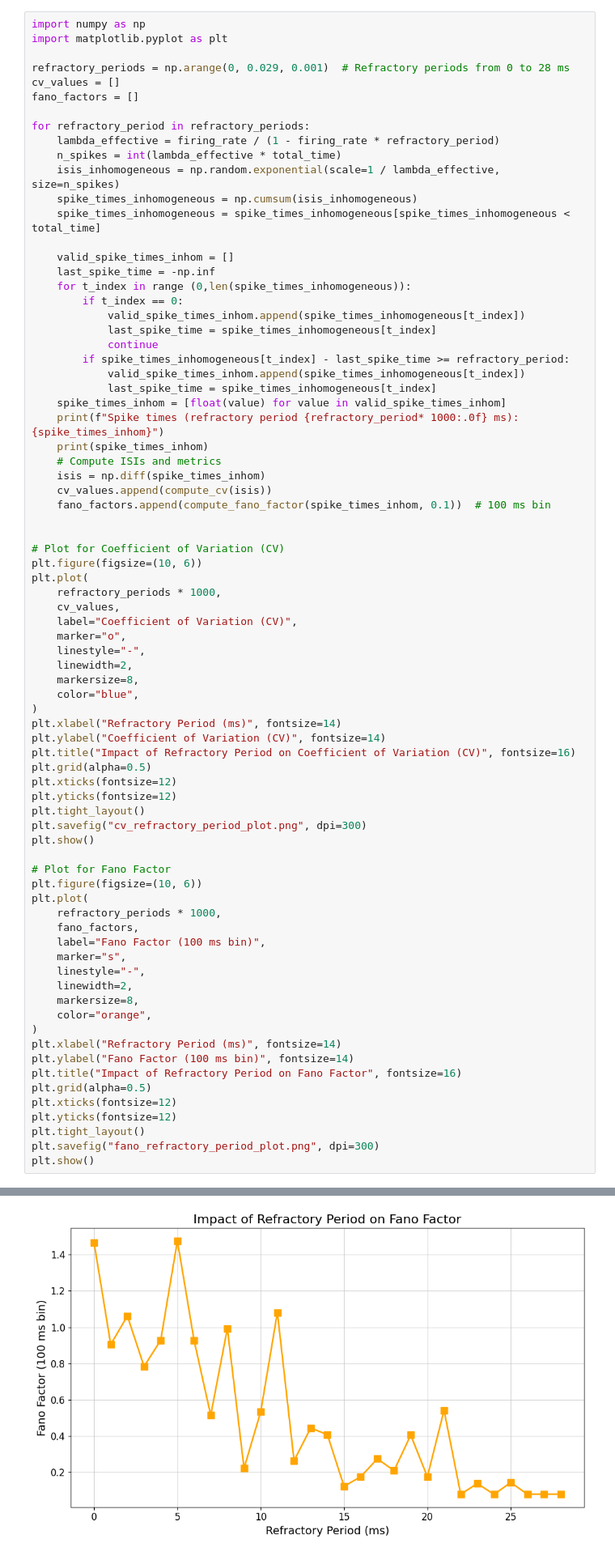
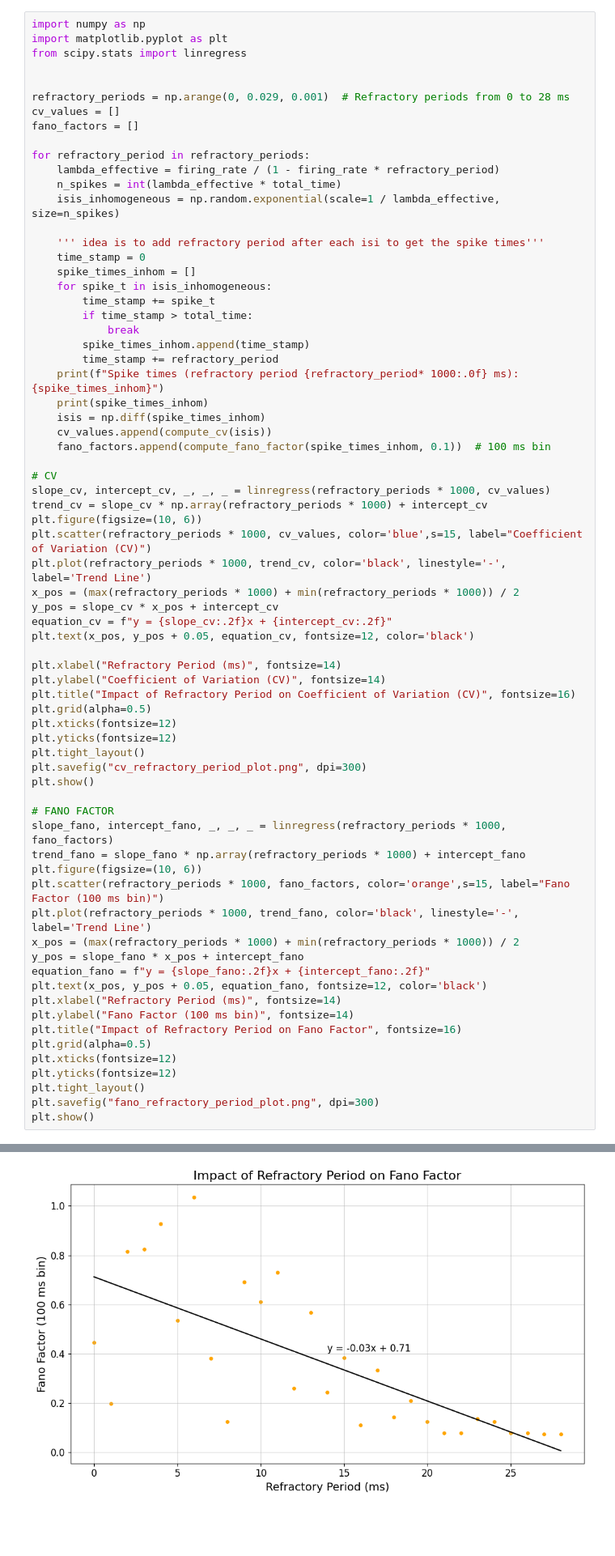
Before and after one commit to asycodes/ComputationalNeuroscience, a Jupyter notebook: qn1.ipynb, the cells around one changed output, grey strips where cells are left out. Shown: that part at 81% size. Cells and saved outputs as stored; diff of their text form; blank space fills up the shorter version.

```diff
--- a/qn1.ipynb
+++ b/qn1.ipynb
@@ -114,6 +129,8 @@ that the figure is demonstrating.
 # %%
 import numpy as np
 import matplotlib.pyplot as plt
+from scipy.stats import linregress
+
 
 refractory_periods = np.arange(0, 0.029, 0.001)  # Refractory periods from 0 to 28 ms
 cv_values = []
@@ -123,40 +140,33 @@ for refractory_period in refractory_periods:
     lambda_effective = firing_rate / (1 - firing_rate * refractory_period)
     n_spikes = int(lambda_effective * total_time)
     isis_inhomogeneous = np.random.exponential(scale=1 / lambda_effective, size=n_spikes)
-    spike_times_inhomogeneous = np.cumsum(isis_inhomogeneous)
-    spike_times_inhomogeneous = spike_times_inhomogeneous[spike_times_inhomogeneous < total_time]
 
-    valid_spike_times_inhom = []
-    last_spike_time = -np.inf
-    for t_index in range (0,len(spike_times_inhomogeneous)):
-        if t_index == 0:
-            valid_spike_times_inhom.append(spike_times_inhomogeneous[t_index])
-            last_spike_time = spike_times_inhomogeneous[t_index]
-            continue
-        if spike_times_inhomogeneous[t_index] - last_spike_time >= refractory_period:
-            valid_spike_times_inhom.append(spike_times_inhomogeneous[t_index])
-            last_spike_time = spike_times_inhomogeneous[t_index]
-    spike_times_inhom = [float(value) for value in valid_spike_times_inhom]
+    ''' idea is to add refractory period after each isi to get the spike times'''
+    time_stamp = 0
+    spike_times_inhom = []
+    for spike_t in isis_inhomogeneous:
+        time_stamp += spike_t
+        if time_stamp > total_time:
+            break
+        spike_times_inhom.append(time_stamp)
+        time_stamp += refractory_period
     print(f"Spike times (refractory period {refractory_period* 1000:.0f} ms): {spike_times_inhom}")
     print(spike_times_inhom)
-    # Compute ISIs and metrics
     isis = np.diff(spike_times_inhom)
     cv_values.append(compute_cv(isis))
     fano_factors.append(compute_fano_factor(spike_times_inhom, 0.1))  # 100 ms bin
 
+# CV
+slope_cv, intercept_cv, _, _, _ = linregress(refractory_periods * 1000, cv_values)
+trend_cv = slope_cv * np.array(refractory_periods * 1000) + intercept_cv
+plt.figure(figsize=(10, 6))
+plt.scatter(refractory_periods * 1000, cv_values, color='blue',s=15, label="Coefficient of Variation (CV)")
+plt.plot(refractory_periods * 1000, trend_cv, color='black', linestyle='-', label='Trend Line')
+x_pos = (max(refractory_periods * 1000) + min(refractory_periods * 1000)) / 2
+y_pos = slope_cv * x_pos + intercept_cv
+equation_cv = f"y = {slope_cv:.2f}x + {intercept_cv:.2f}"
+plt.text(x_pos, y_pos + 0.05, equation_cv, fontsize=12, color='black')
 
-# Plot for Coefficient of Variation (CV)
-plt.figure(figsize=(10, 6))
-plt.plot(
-    refractory_periods * 1000,
-    cv_values,
-    label="Coefficient of Variation (CV)",
-    marker="o",
-    linestyle="-",
-    linewidth=2,
-    markersize=8,
-    color="blue",
-)
 plt.xlabel("Refractory Period (ms)", fontsize=14)
 plt.ylabel("Coefficient of Variation (CV)", fontsize=14)
 plt.title("Impact of Refractory Period on Coefficient of Variation (CV)", fontsize=16)
@@ -167,18 +177,16 @@ plt.tight_layout()
 plt.savefig("cv_refractory_period_plot.png", dpi=300)
 plt.show()
 
-# Plot for Fano Factor
+# FANO FACTOR
+slope_fano, intercept_fano, _, _, _ = linregress(refractory_periods * 1000, fano_factors)
+trend_fano = slope_fano * np.array(refractory_periods * 1000) + intercept_fano
 plt.figure(figsize=(10, 6))
-plt.plot(
-    refractory_periods * 1000,
-    fano_factors,
-    label="Fano Factor (100 ms bin)",
-    marker="s",
-    linestyle="-",
-    linewidth=2,
-    markersize=8,
-    color="orange",
-)
+plt.scatter(refractory_periods * 1000, fano_factors, color='orange',s=15, label="Fano Factor (100 ms bin)")
+plt.plot(refractory_periods * 1000, trend_fano, color='black', linestyle='-', label='Trend Line')
+x_pos = (max(refractory_periods * 1000) + min(refractory_periods * 1000)) / 2
+y_pos = slope_fano * x_pos + intercept_fano
+equation_fano = f"y = {slope_fano:.2f}x + {intercept_fano:.2f}"
+plt.text(x_pos, y_pos + 0.05, equation_fano, fontsize=12, color='black')
 plt.xlabel("Refractory Period (ms)", fontsize=14)
 plt.ylabel("Fano Factor (100 ms bin)", fontsize=14)
 plt.title("Impact of Refractory Period on Fano Factor", fontsize=16)
@@ -210 +218 @@ Spike times (refractory period 28 ms): [0.00012669619331735245, 0.02839360273717
-[figure, old version]
+[figure, new version]
```
Also changed, not shown: parts of 4 cells of this notebook, 8 other files.
